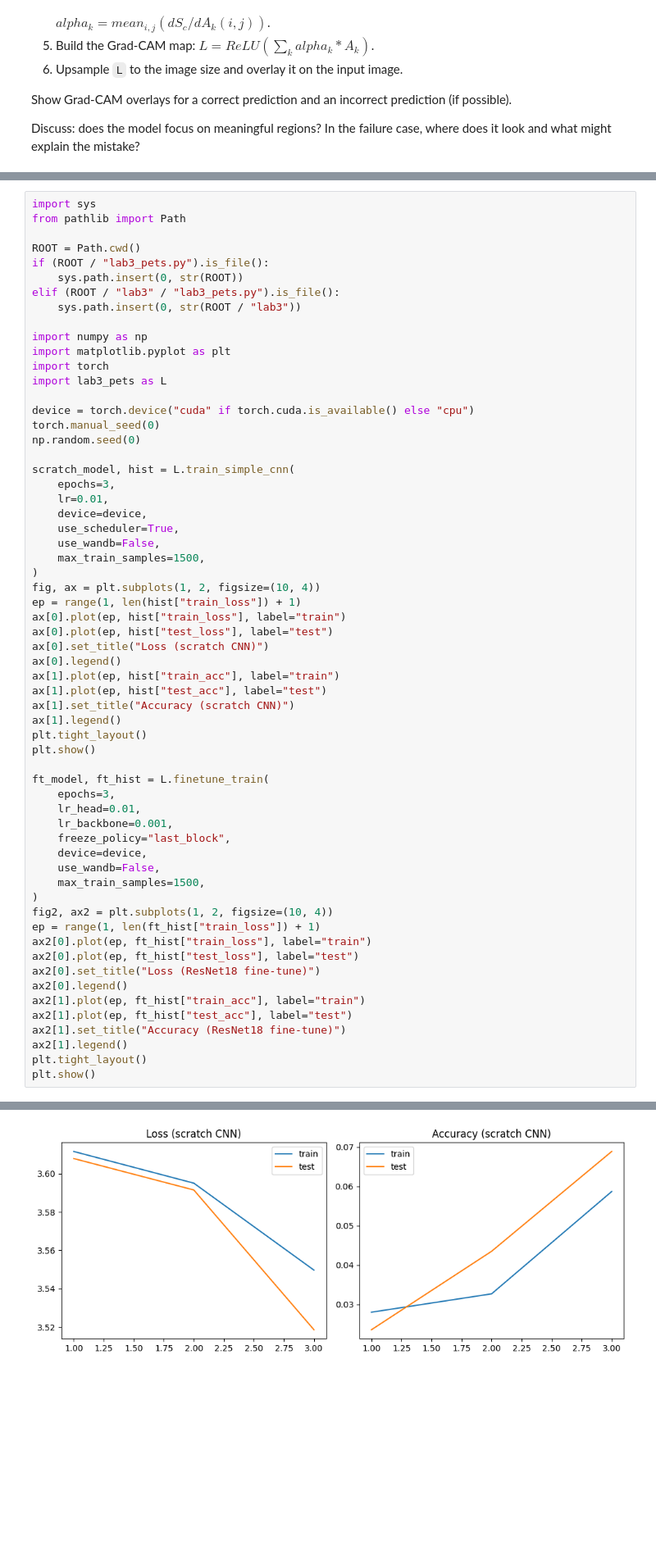
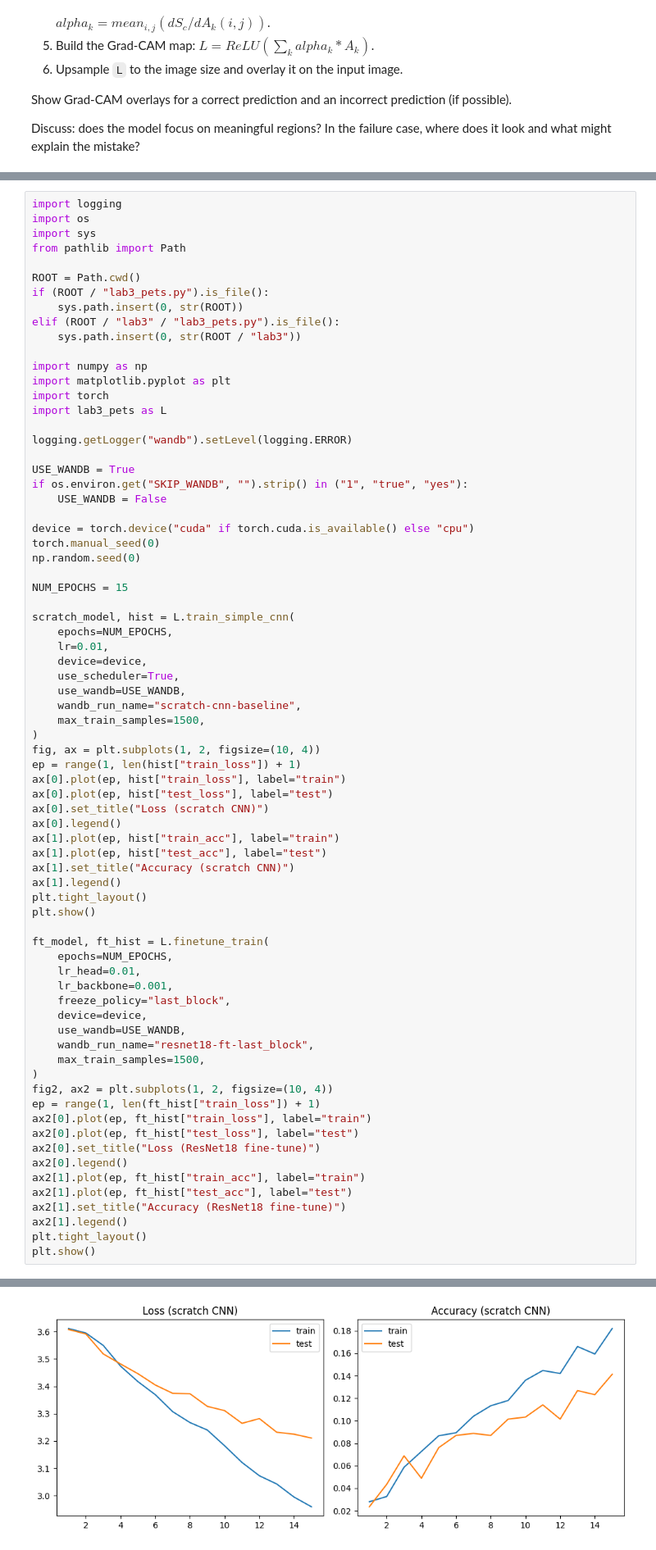
Before and after one commit to ioan-vlad-pantiru/cvdlp, a Jupyter notebook: lab3/Computer_Vision_and_Deep_Learning_Laboratory_3_[students].ipynb, the cells around one changed output, grey strips where cells are left out. Shown at 82% size. Cells and saved outputs as stored; diff of their text form; blank space fills up the shorter version.

```diff
--- a/lab3/Computer_Vision_and_Deep_Learning_Laboratory_3_[students].ipynb
+++ b/lab3/Computer_Vision_and_Deep_Learning_Laboratory_3_[students].ipynb
@@ -793,4 +962,6 @@ The helper module `lab3_pets.py` (same folder as this notebook) implements train
 # %%
+import logging
+import os
 import sys
 from pathlib import Path
 
@@ -805,16 +976,25 @@ import matplotlib.pyplot as plt
 import torch
 import lab3_pets as L
 
+logging.getLogger("wandb").setLevel(logging.ERROR)
+
+USE_WANDB = True
+if os.environ.get("SKIP_WANDB", "").strip() in ("1", "true", "yes"):
+    USE_WANDB = False
+
 device = torch.device("cuda" if torch.cuda.is_available() else "cpu")
 torch.manual_seed(0)
 np.random.seed(0)
 
+NUM_EPOCHS = 15
+
 scratch_model, hist = L.train_simple_cnn(
-    epochs=3,
+    epochs=NUM_EPOCHS,
     lr=0.01,
     device=device,
     use_scheduler=True,
-    use_wandb=False,
+    use_wandb=USE_WANDB,
+    wandb_run_name="scratch-cnn-baseline",
     max_train_samples=1500,
 )
 fig, ax = plt.subplots(1, 2, figsize=(10, 4))
@@ -831,12 +1011,13 @@ plt.tight_layout()
 plt.show()
 
 ft_model, ft_hist = L.finetune_train(
-    epochs=3,
+    epochs=NUM_EPOCHS,
     lr_head=0.01,
     lr_backbone=0.001,
     freeze_policy="last_block",
     device=device,
-    use_wandb=False,
+    use_wandb=USE_WANDB,
+    wandb_run_name="resnet18-ft-last_block",
     max_train_samples=1500,
 )
 fig2, ax2 = plt.subplots(1, 2, figsize=(10, 4))
@@ -855 +1037 @@ plt.show()
-[figure, old version]
+[figure, new version]
```
Also changed, not shown: parts of 22 cells of this notebook, 7 other files.
